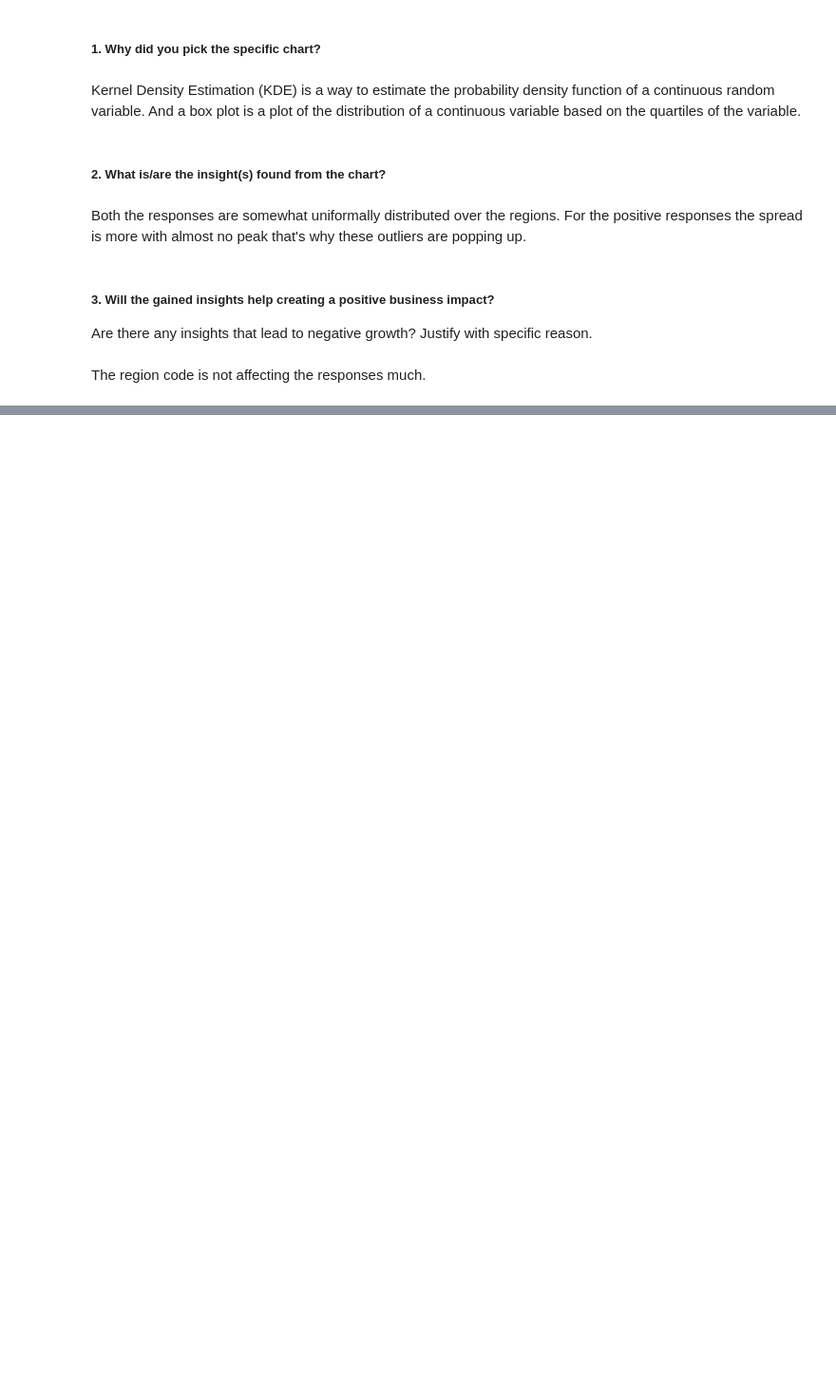
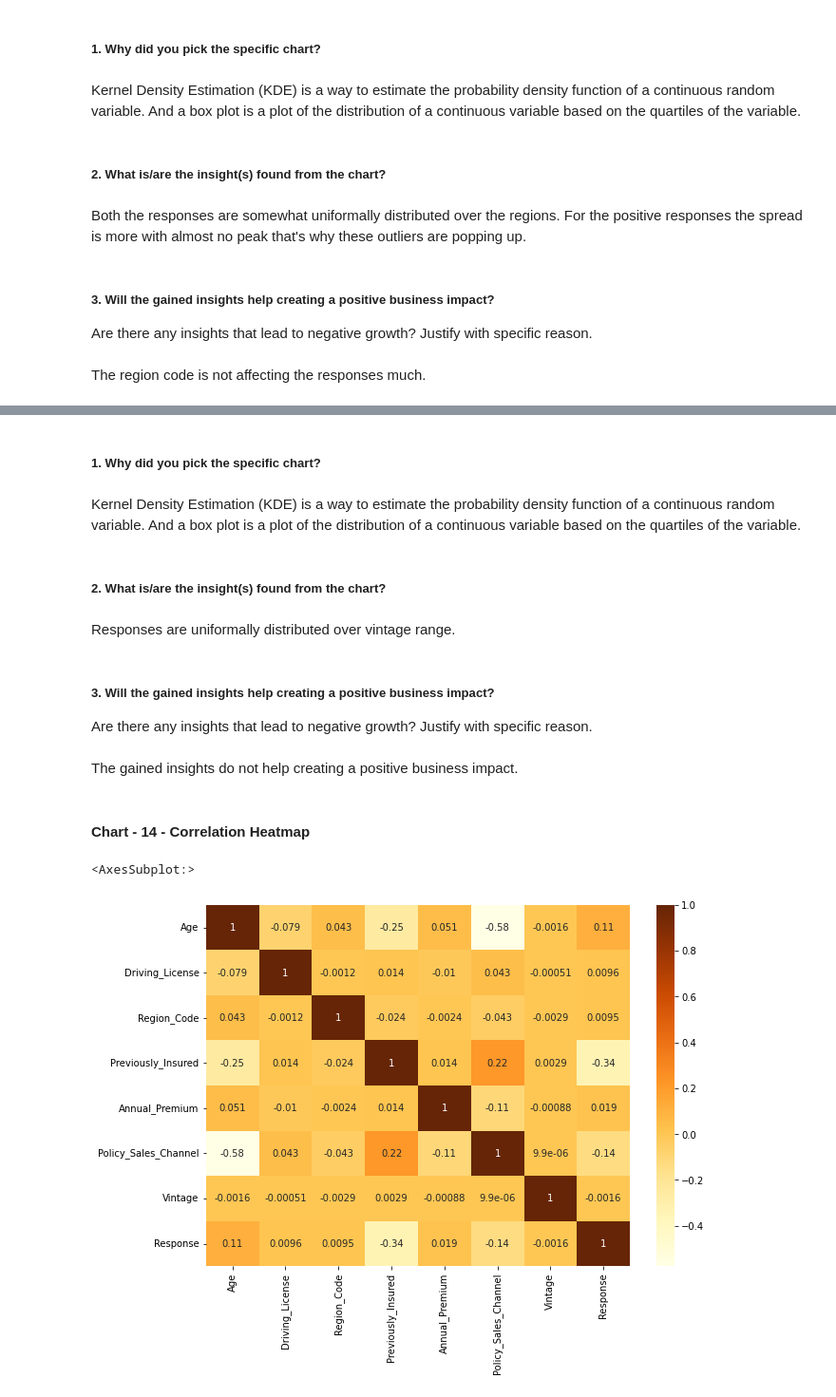
Before and after one commit to DharmeshRV/Health-Insurance-Cross-Sell-Prediction, a Jupyter notebook: Health_Insurance_Cross_Sell_Predictiond0.ipynb, the cells around one changed output, grey strips where cells are left out. Shown at 95% size. Cells and saved outputs as stored; diff of their text form; code cells hidden in the pictures; blank space fills up the shorter version.

```diff
--- a/Health_Insurance_Cross_Sell_Predictiond0.ipynb
+++ b/Health_Insurance_Cross_Sell_Predictiond0.ipynb
@@ -528,0 +579,24 @@ The region code is not affecting the responses much.
+# %% [markdown]
+##### 1. Why did you pick the specific chart?
+# %% [markdown]
+Kernel Density Estimation (KDE) is a way to estimate the probability density function of a continuous random variable. And a box plot is a plot of the distribution of a continuous variable based on the quartiles of the variable.
+# %% [markdown]
+##### 2. What is/are the insight(s) found from the chart?
+# %% [markdown]
+Responses are uniformally distributed over vintage range.
+# %% [markdown]
+##### 3. Will the gained insights help creating a positive business impact?
+Are there any insights that lead to negative growth? Justify with specific reason.
+# %% [markdown]
+The gained insights do not help creating a positive business impact.
+# %% [markdown]
+#### Chart - 14 - Correlation Heatmap
+# %%
+# Correlation Heatmap visualization code
+
+plt.figure(figsize=(10,7))
+correlation = dataset.corr()
+sns.heatmap(correlation, annot=True, cmap='YlOrBr')
+# %% [output]
+<AxesSubplot:>
+[figure, added]
```
Also changed, not shown: parts of 31 cells of this notebook.
